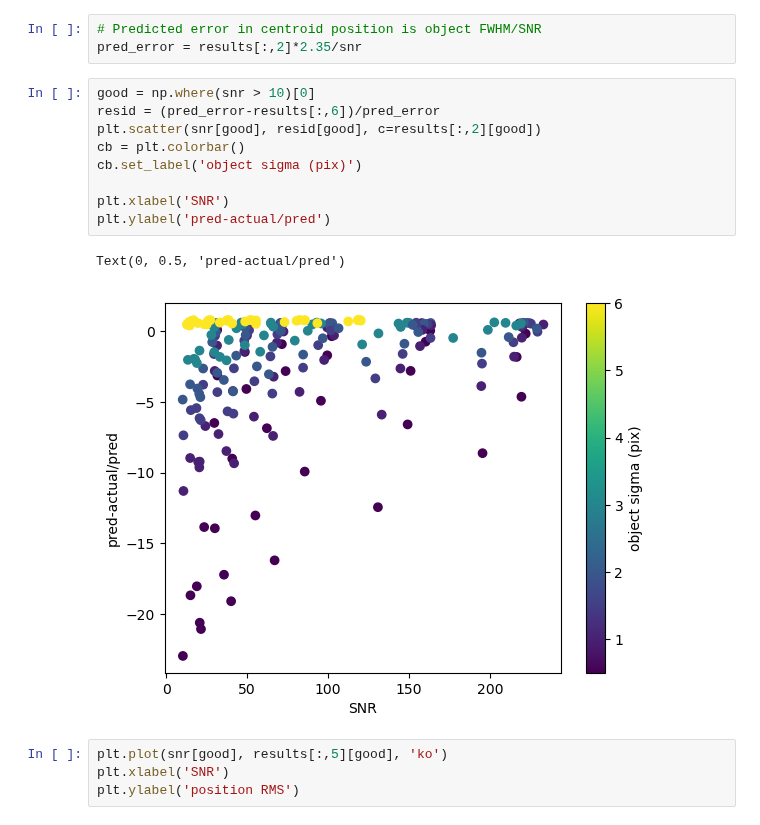
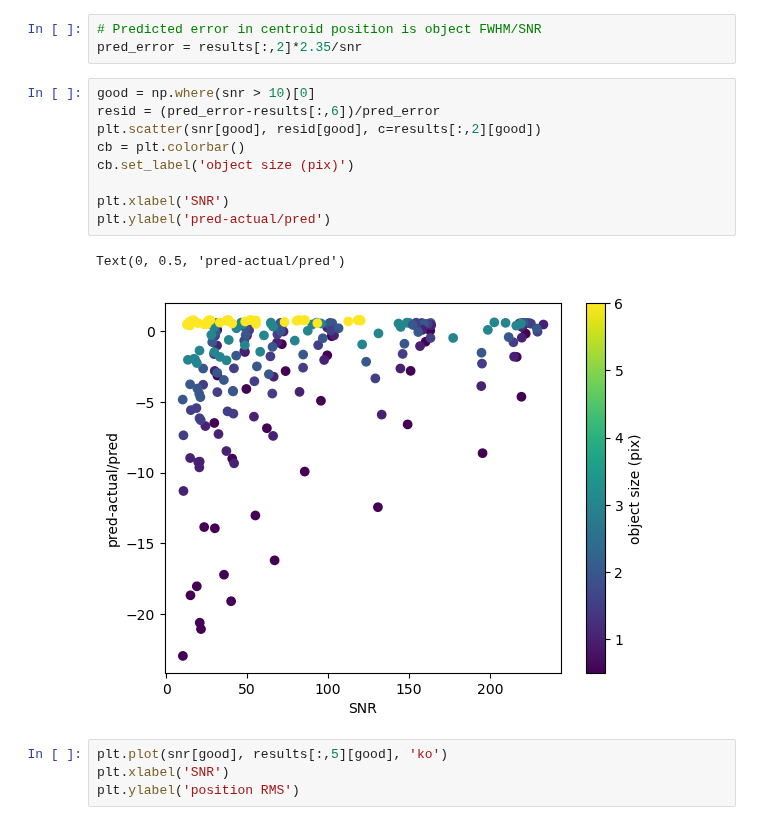
Before and after one commit to yoachim/23_Scratch, a Jupyter notebook: centroid/centroid.ipynb, the cells around one changed output. Saved outputs shown, nothing was run; the diff lists cells and outputs as text.

```diff
--- a/centroid/centroid.ipynb
+++ b/centroid/centroid.ipynb
@@ -207,15 +206,15 @@ pred_error = results[:,2]*2.35/snr
 # %%
 good = np.where(snr > 10)[0]
 resid = (pred_error-results[:,6])/pred_error
 plt.scatter(snr[good], resid[good], c=results[:,2][good])
 cb = plt.colorbar()
-cb.set_label('object sigma (pix)')
+cb.set_label('object size (pix)')
 
 plt.xlabel('SNR')
 plt.ylabel('pred-actual/pred')
 # %% [output]
 Text(0, 0.5, 'pred-actual/pred')
-[figure, old version]
+[figure, new version]
 # %%
 plt.plot(snr[good], results[:,5][good], 'ko')
 plt.xlabel('SNR')
```
Also changed, not shown: parts of 13 cells of this notebook, 1 other file.
